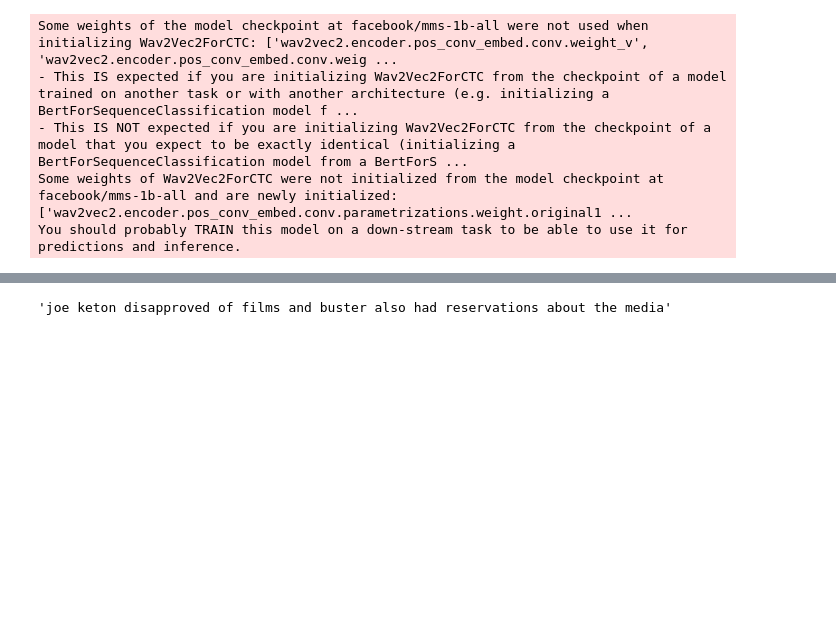
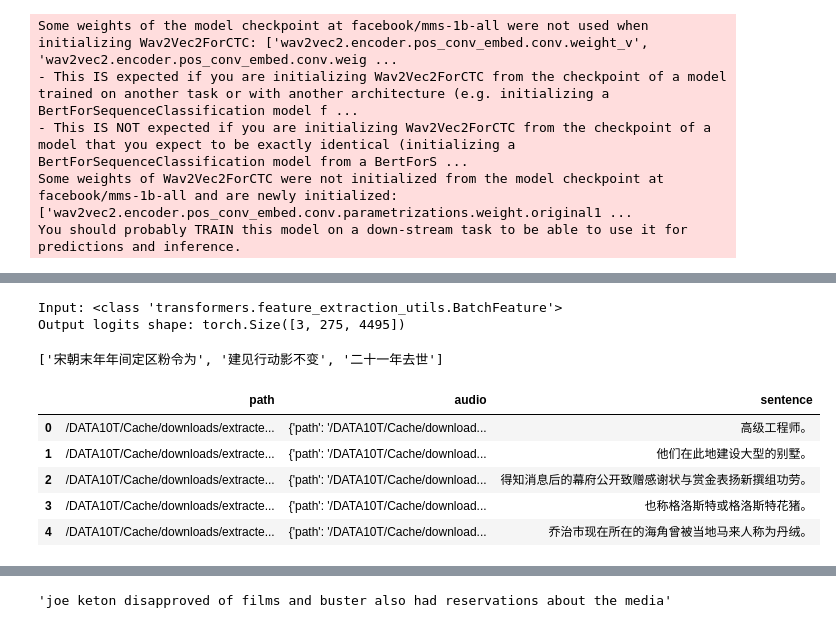
Before and after one commit to lkk688/DeepDataMiningLearning, a Jupyter notebook: signalAI/hfwave2vec2inference.ipynb, the cells around one changed output, grey strips where cells are left out. Cells and saved outputs as stored; diff of their text form; code cells hidden in the pictures; blank space fills up the shorter version.

Commit message:
add multi-language

```diff
--- a/signalAI/hfwave2vec2inference.ipynb
+++ b/signalAI/hfwave2vec2inference.ipynb
@@ -43,0 +77,5 @@ Passing `trust_remote_code=True` will be mandatory to load this dataset from the
+# %%
+dataset_name = "mozilla-foundation/common_voice_11_0"
+dataset_en = gettestdata(dataset_name=dataset_name, language='en', split="test", sampling_rate=16000, streaming=False)
+# %%
+dataset_zh = gettestdata(dataset_name=dataset_name, language='zh-CN', split="test", sampling_rate=16000, streaming=False)
@@ -69,0 +244,34 @@ You should probably TRAIN this model on a down-stream task to be able to use it
+# %%
+transcription = asrinference_path(test['path'], model, samplerate=16_000, processor=processor, device='cuda')
+transcription
+# %% [output]
+Input: <class 'transformers.feature_extraction_utils.BatchFeature'>
+Output logits shape: torch.Size([3, 275, 4495])
+['宋朝末年年间定区粉令为', '建见行动影不变', '二十一年去世']
+# %%
+from datasets import ClassLabel
+import random
+import pandas as pd
+from IPython.display import display, HTML
+
+def show_random_elements(dataset, num_examples=10):
+    assert num_examples <= len(dataset), "Can't pick more elements than there are in the dataset."
+    picks = []
+    for _ in range(num_examples):
+        pick = random.randint(0, len(dataset)-1)
+        while pick in picks:
+            pick = random.randint(0, len(dataset)-1)
+        picks.append(pick)
+    test_data=dataset[picks]
+    df = pd.DataFrame(test_data)
+    display(HTML(df.to_html()))
+    return test_data
+# %%
+test_data = show_random_elements(dataset_zh, num_examples=5)
+# %% [output]
+|  | path | audio | sentence |
+| 0 | /DATA10T/Cache/downloads/extracte... | {'path': '/DATA10T/Cache/download... | 高级工程师。 |
+| 1 | /DATA10T/Cache/downloads/extracte... | {'path': '/DATA10T/Cache/download... | 他们在此地建设大型的别墅。 |
+| 2 | /DATA10T/Cache/downloads/extracte... | {'path': '/DATA10T/Cache/download... | 得知消息后的幕府公开致赠感谢状与赏金表扬新撰组功劳。 |
+| 3 | /DATA10T/Cache/downloads/extracte... | {'path': '/DATA10T/Cache/download... | 也称格洛斯特或格洛斯特花猪。 |
+| 4 | /DATA10T/Cache/downloads/extracte... | {'path': '/DATA10T/Cache/download... | 乔治市现在所在的海角曾被当地马来人称为丹绒。 |
```
Also changed, not shown: parts of 25 cells of this notebook, 1 other file.
